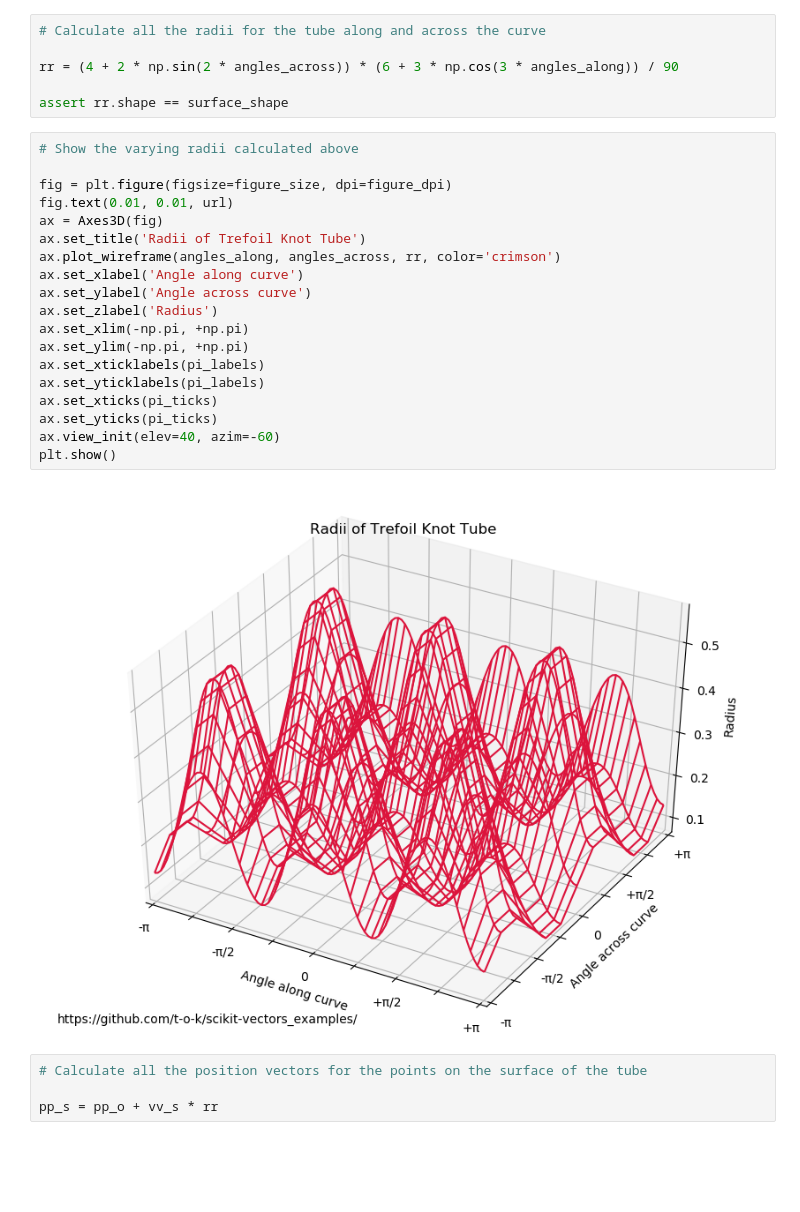
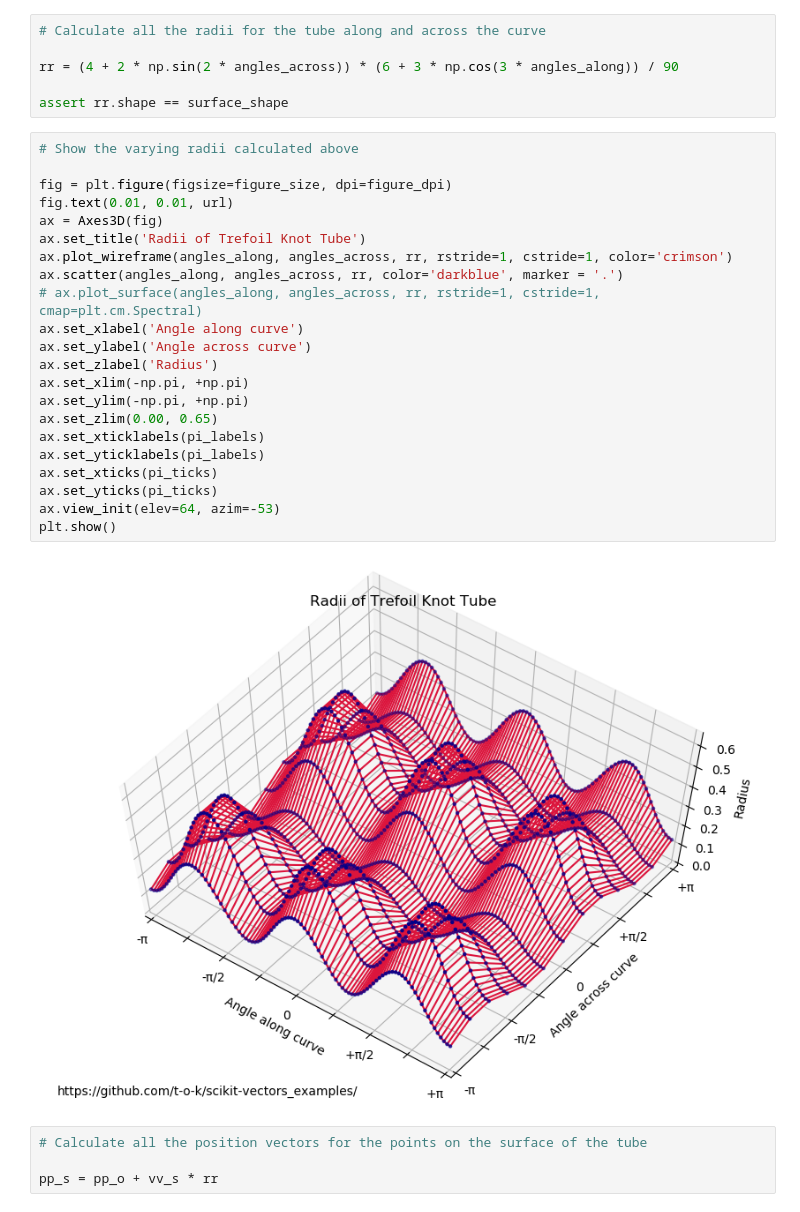
Before and after one commit to t-o-k/scikit-vectors_examples, a Jupyter notebook: Trefoil_Knot_Tube.ipynb, the cells around one changed output. Drawn from its saved outputs; the diff is of its cells as text; blank space fills up the shorter version.

Commit message:
changed the plot of varying radii

```diff
--- a/Trefoil_Knot_Tube.ipynb
+++ b/Trefoil_Knot_Tube.ipynb
@@ -450,24 +450,27 @@ assert rr.shape == surface_shape
 # %%
 # Show the varying radii calculated above
 
 fig = plt.figure(figsize=figure_size, dpi=figure_dpi)
 fig.text(0.01, 0.01, url)
 ax = Axes3D(fig)
 ax.set_title('Radii of Trefoil Knot Tube')
-ax.plot_wireframe(angles_along, angles_across, rr, color='crimson')
+ax.plot_wireframe(angles_along, angles_across, rr, rstride=1, cstride=1, color='crimson')
+ax.scatter(angles_along, angles_across, rr, color='darkblue', marker = '.')
+# ax.plot_surface(angles_along, angles_across, rr, rstride=1, cstride=1, cmap=plt.cm.Spectral)
 ax.set_xlabel('Angle along curve')
 ax.set_ylabel('Angle across curve')
 ax.set_zlabel('Radius')
 ax.set_xlim(-np.pi, +np.pi)
 ax.set_ylim(-np.pi, +np.pi)
+ax.set_zlim(0.00, 0.65)
 ax.set_xticklabels(pi_labels)
 ax.set_yticklabels(pi_labels)
 ax.set_xticks(pi_ticks)
 ax.set_yticks(pi_ticks)
-ax.view_init(elev=40, azim=-60)
+ax.view_init(elev=64, azim=-53)
 plt.show()
 # %% [output]
-[figure, old version]
+[figure, new version]
 # %%
 # Calculate all the position vectors for the points on the surface of the tube
 
```
Also changed, not shown: parts of 1 cell of this notebook.
